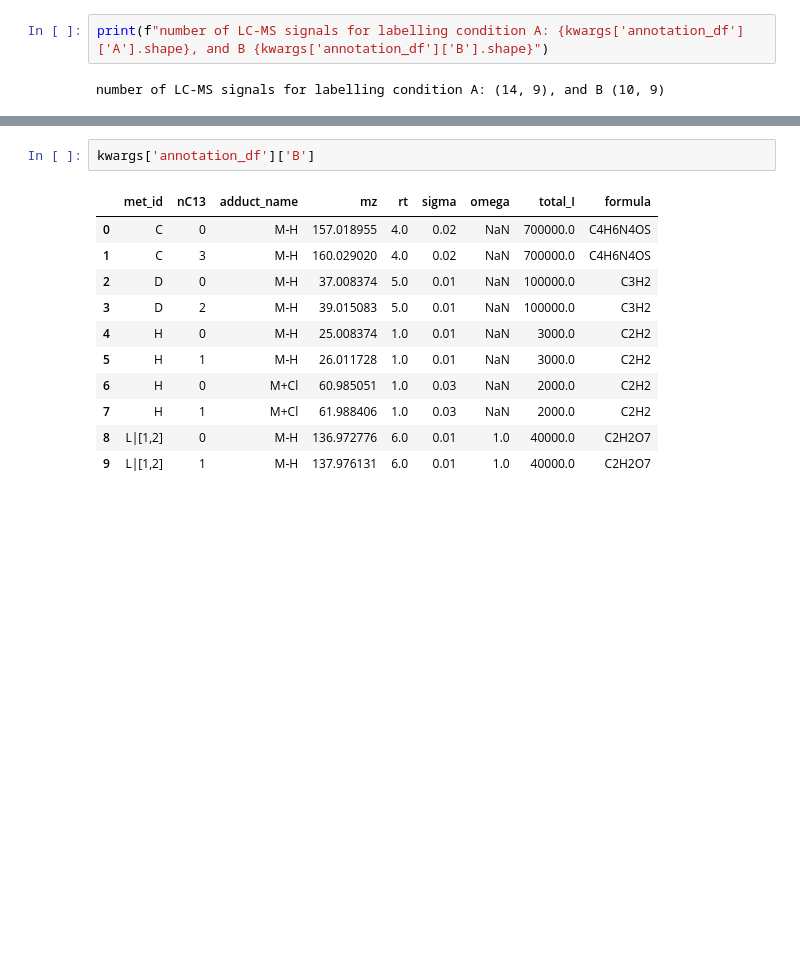
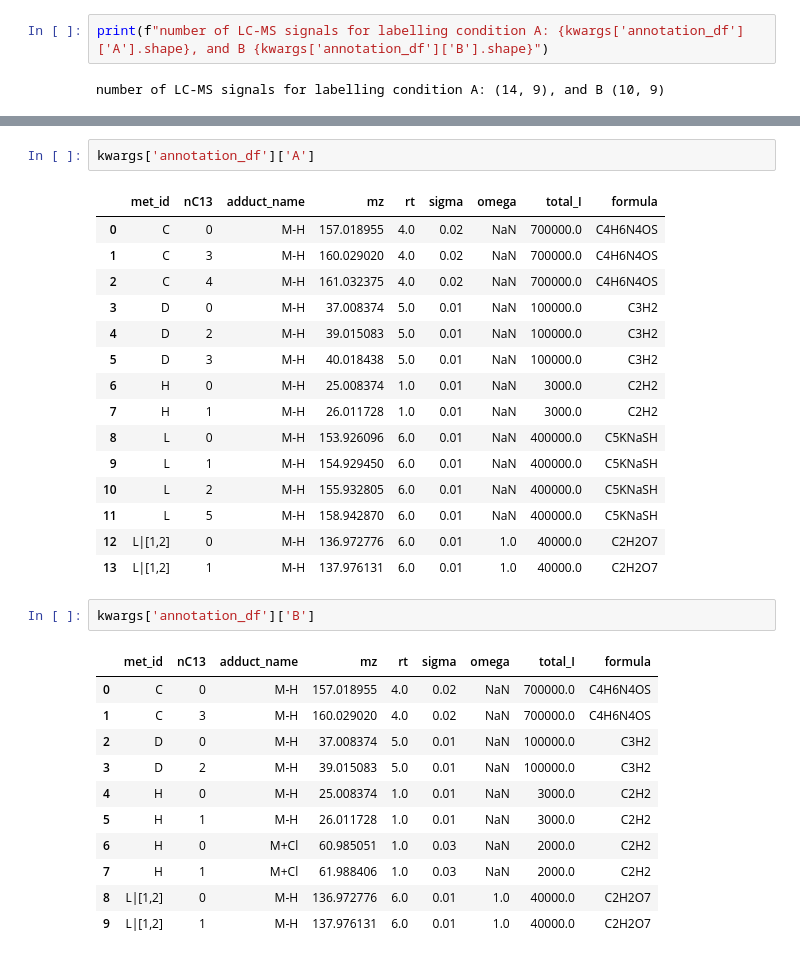
Before and after one commit to Patrickens/sbmfi, a Jupyter notebook: MDV_compres.ipynb, the cells around one changed output, grey strips where cells are left out. Saved outputs shown, nothing was run; the diff lists cells and outputs as text; blank space fills up the shorter version.

```diff
--- a/MDV_compres.ipynb
+++ b/MDV_compres.ipynb
@@ -72,6 +78,24 @@ kwargs['measurements']
 | labelling_id | A |  |  |  |  |  |  |  |  | B | ... |
 | data_id | ilr_C_0 | ilr_C_1 | ilr_D_0 | ilr_D_1 | ilr_H_0 | ilr_L_0 | ilr_L_1 | ilr_L_2 | ilr_L|[1,2]_0 | ilr_C_0 | ... |
 | 0 | -2.029316 | -1.868853 | -2.29619 | -1.680012 | -0.174556 | -1.611885 | -2.14425 | -2.907779 | -1.470387 | -4.533702 | ... |
+# %%
+kwargs['annotation_df']['A']
+# %% [output]
+|  | met_id | nC13 | adduct_name | mz | rt | sigma | omega | total_I | formula |
+| 0 | C | 0 | M-H | 157.018955 | 4.0 | 0.02 | NaN | 700000.0 | C4H6N4OS |
+| 1 | C | 3 | M-H | 160.029020 | 4.0 | 0.02 | NaN | 700000.0 | C4H6N4OS |
+| 2 | C | 4 | M-H | 161.032375 | 4.0 | 0.02 | NaN | 700000.0 | C4H6N4OS |
+| 3 | D | 0 | M-H | 37.008374 | 5.0 | 0.01 | NaN | 100000.0 | C3H2 |
+| 4 | D | 2 | M-H | 39.015083 | 5.0 | 0.01 | NaN | 100000.0 | C3H2 |
+| 5 | D | 3 | M-H | 40.018438 | 5.0 | 0.01 | NaN | 100000.0 | C3H2 |
+| 6 | H | 0 | M-H | 25.008374 | 1.0 | 0.01 | NaN | 3000.0 | C2H2 |
+| 7 | H | 1 | M-H | 26.011728 | 1.0 | 0.01 | NaN | 3000.0 | C2H2 |
+| 8 | L | 0 | M-H | 153.926096 | 6.0 | 0.01 | NaN | 400000.0 | C5KNaSH |
+| 9 | L | 1 | M-H | 154.929450 | 6.0 | 0.01 | NaN | 400000.0 | C5KNaSH |
+| 10 | L | 2 | M-H | 155.932805 | 6.0 | 0.01 | NaN | 400000.0 | C5KNaSH |
+| 11 | L | 5 | M-H | 158.942870 | 6.0 | 0.01 | NaN | 400000.0 | C5KNaSH |
+| 12 | L|[1,2] | 0 | M-H | 136.972776 | 6.0 | 0.01 | 1.0 | 40000.0 | C2H2O7 |
+| 13 | L|[1,2] | 1 | M-H | 137.976131 | 6.0 | 0.01 | 1.0 | 40000.0 | C2H2O7 |
 # %%
 kwargs['annotation_df']['B']
 # %% [output]
```
Also changed, not shown: parts of 36 cells of this notebook, 2 other files.
